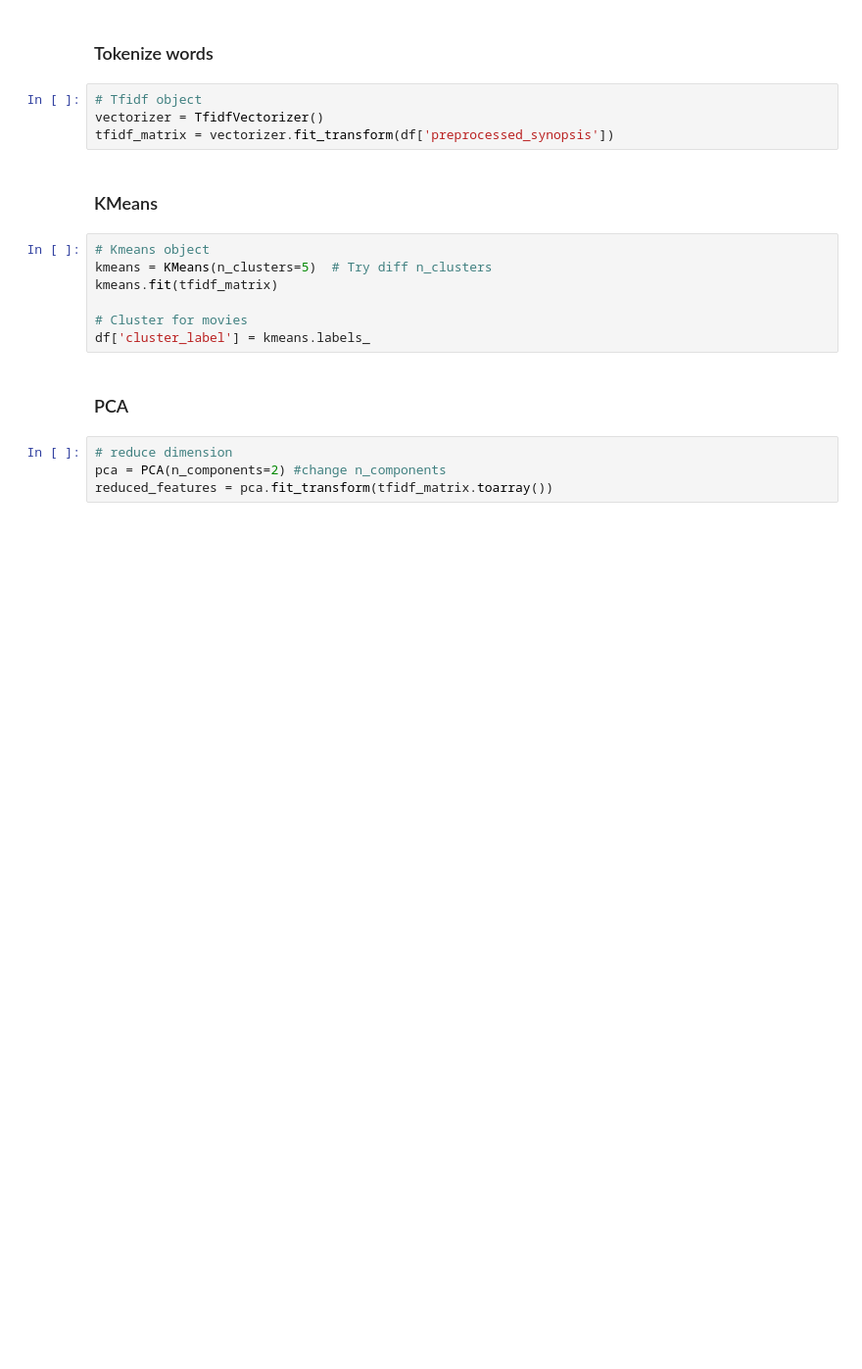
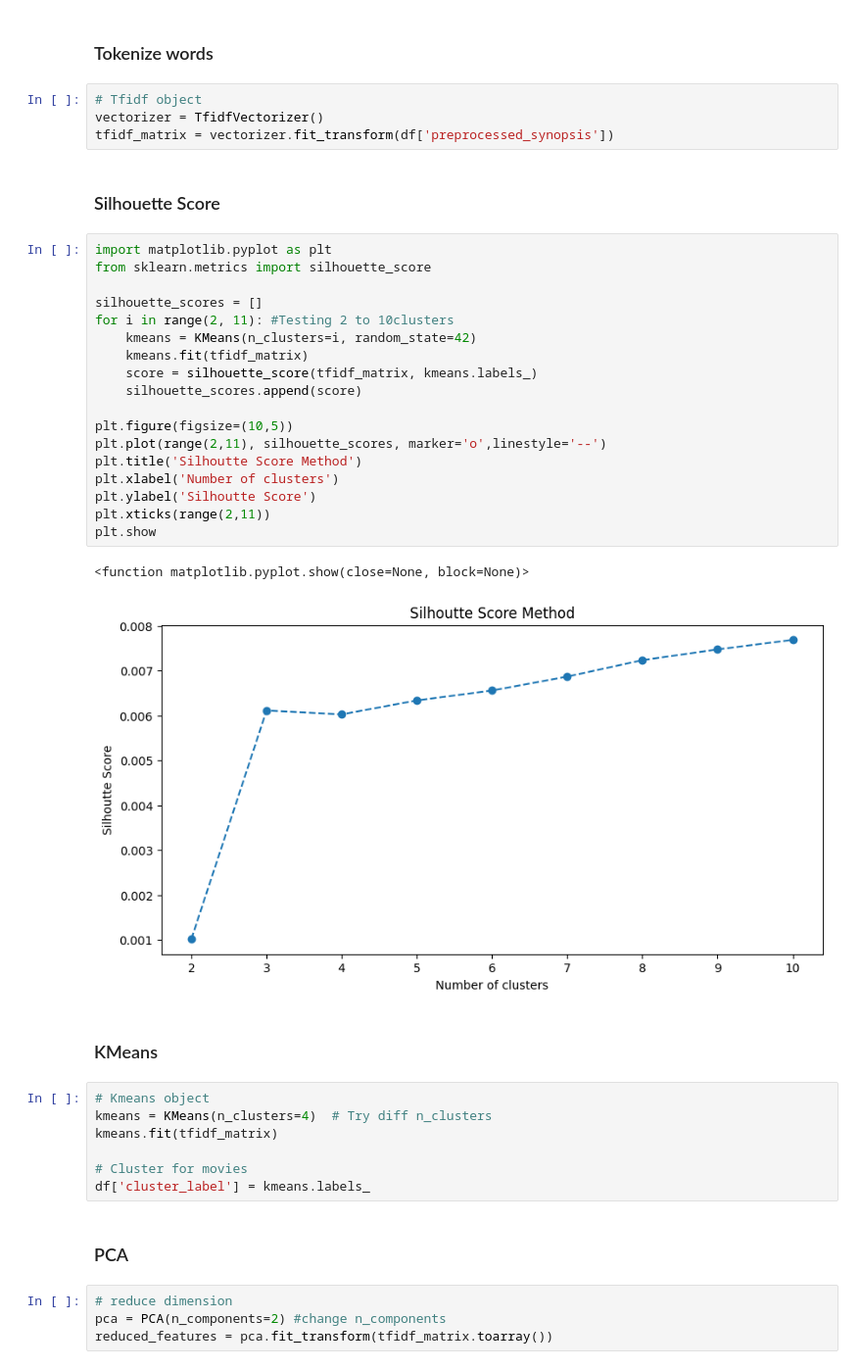
Before and after one commit to Hongjo0214/Movie_Recommendation, a Jupyter notebook: preprocess and funct.ipynb, the cells around one changed output. Shown: that part at 98% size. Saved outputs shown, nothing was run; the diff lists cells and outputs as text; blank space fills up the shorter version.

```diff
--- a/preprocess and funct.ipynb
+++ b/preprocess and funct.ipynb
@@ -84,11 +84,34 @@ duplicate_titles, df.shape
 # Tfidf object
 vectorizer = TfidfVectorizer()
 tfidf_matrix = vectorizer.fit_transform(df['preprocessed_synopsis'])
+# %% [markdown]
+### Silhouette Score
+# %%
+import matplotlib.pyplot as plt
+from sklearn.metrics import silhouette_score
+
+silhouette_scores = []
+for i in range(2, 11): #Testing 2 to 10clusters
+    kmeans = KMeans(n_clusters=i, random_state=42)
+    kmeans.fit(tfidf_matrix)
+    score = silhouette_score(tfidf_matrix, kmeans.labels_)
+    silhouette_scores.append(score)
+
+plt.figure(figsize=(10,5))
+plt.plot(range(2,11), silhouette_scores, marker='o',linestyle='--')
+plt.title('Silhoutte Score Method')
+plt.xlabel('Number of clusters')
+plt.ylabel('Silhoutte Score')
+plt.xticks(range(2,11))
+plt.show
+# %% [output]
+<function matplotlib.pyplot.show(close=None, block=None)>
+[figure, added]
 # %% [markdown]
 ### KMeans
 # %%
 # Kmeans object
-kmeans = KMeans(n_clusters=5)  # Try diff n_clusters
+kmeans = KMeans(n_clusters=4)  # Try diff n_clusters
 kmeans.fit(tfidf_matrix)
 
 # Cluster for movies
```
Also changed, not shown: parts of 1 cell of this notebook.
